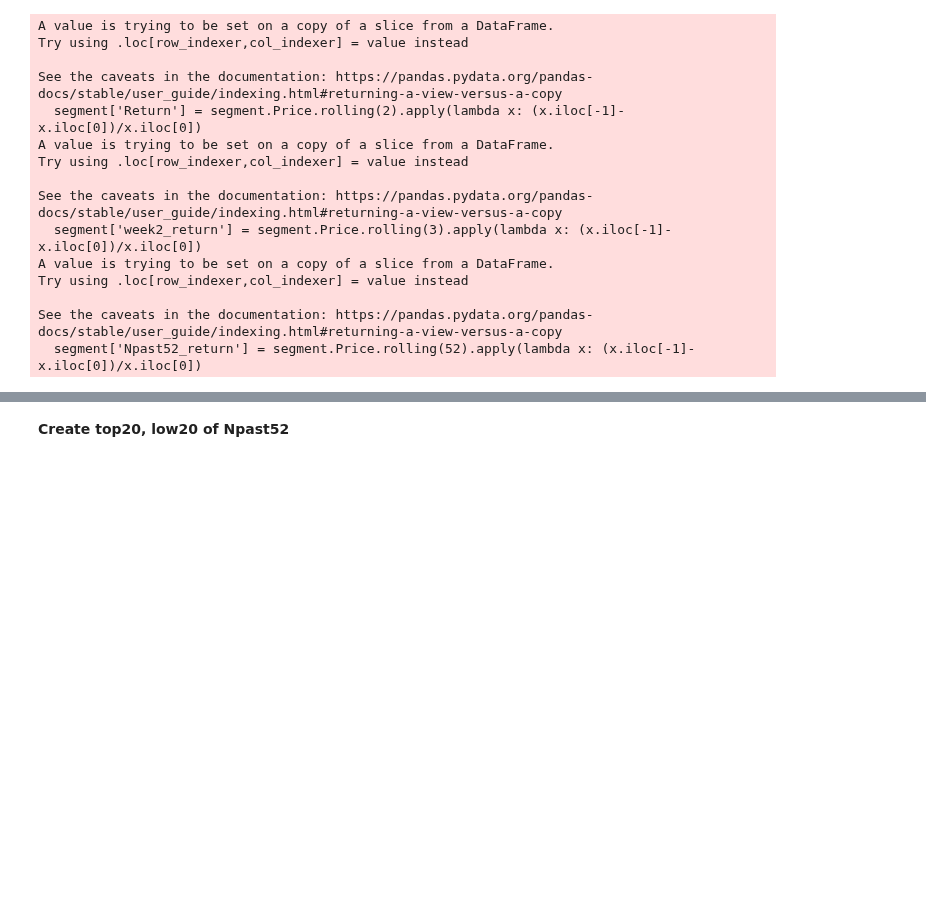
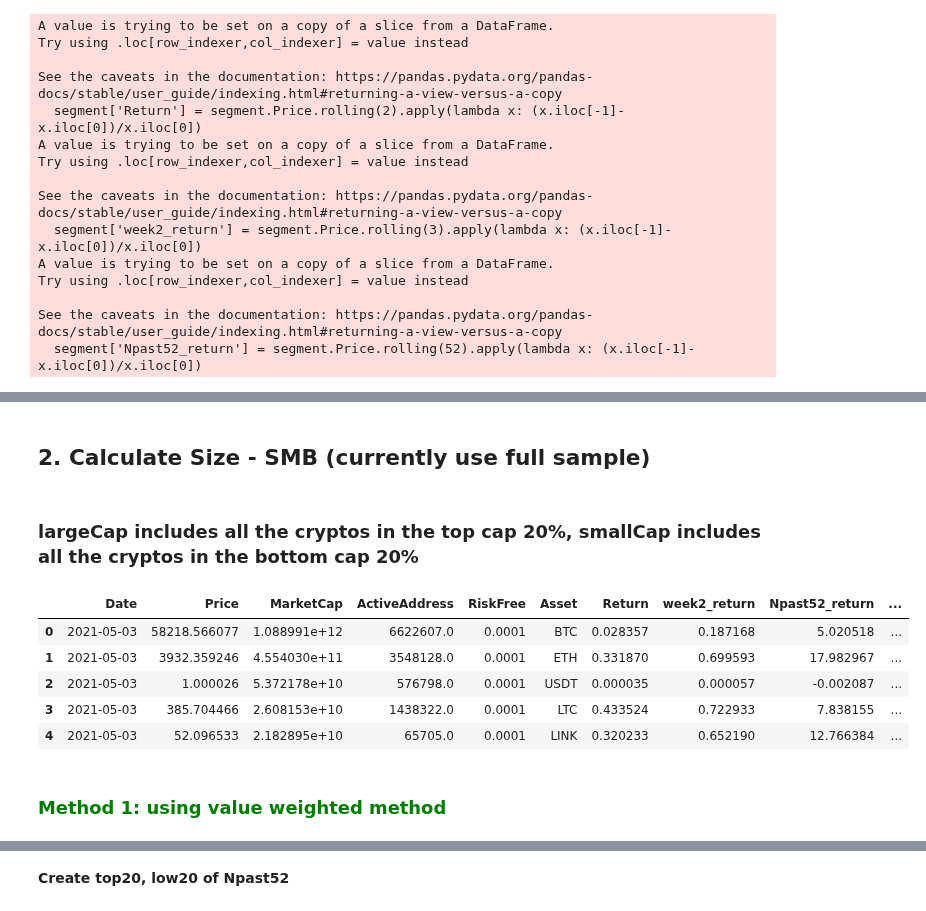
Before and after one commit to PracticumCrypto/C5-Analyzer, a Jupyter notebook: ALL.ipynb, the cells around one changed output, grey strips where cells are left out. Saved outputs shown, nothing was run; the diff lists cells and outputs as text; code cells hidden in the pictures; blank space fills up the shorter version.

```diff
--- a/ALL.ipynb
+++ b/ALL.ipynb
@@ -315,0 +445,22 @@ dtype: int64
+# %% [markdown]
+## 2. Calculate Size - SMB (currently use full sample)
+# %% [markdown]
+### largeCap includes all the cryptos in the top cap 20%, smallCap includes all the cryptos in the bottom cap 20%
+# %%
+largeCap = fullSample.groupby(['Date']).apply(lambda
+                                                x: x.nlargest(round(0.2*len(symbolList)),
+                                                              ['MarketCap'])).reset_index(drop=True)
+
+smallCap = fullSample.groupby(['Date']).apply(lambda
+                                                x: x.nsmallest(round(0.2*len(symbolList)),
+                                                              ['MarketCap'])).reset_index(drop=True)
+largeCap.head()
+# %% [output]
+|  | Date | Price | MarketCap | ActiveAddress | RiskFree | Asset | Return | week2_return | Npast52_return | ... |
+| 0 | 2021-05-03 | 58218.566077 | 1.088991e+12 | 6622607.0 | 0.0001 | BTC | 0.028357 | 0.187168 | 5.020518 | ... |
+| 1 | 2021-05-03 | 3932.359246 | 4.554030e+11 | 3548128.0 | 0.0001 | ETH | 0.331870 | 0.699593 | 17.982967 | ... |
+| 2 | 2021-05-03 | 1.000026 | 5.372178e+10 | 576798.0 | 0.0001 | USDT | 0.000035 | 0.000057 | -0.002087 | ... |
+| 3 | 2021-05-03 | 385.704466 | 2.608153e+10 | 1438322.0 | 0.0001 | LTC | 0.433524 | 0.722933 | 7.838155 | ... |
+| 4 | 2021-05-03 | 52.096533 | 2.182895e+10 | 65705.0 | 0.0001 | LINK | 0.320233 | 0.652190 | 12.766384 | ... |
+# %% [markdown]
+### <font color = 'green'> Method 1: using value weighted method
```
Also changed, not shown: parts of 54 cells of this notebook.
